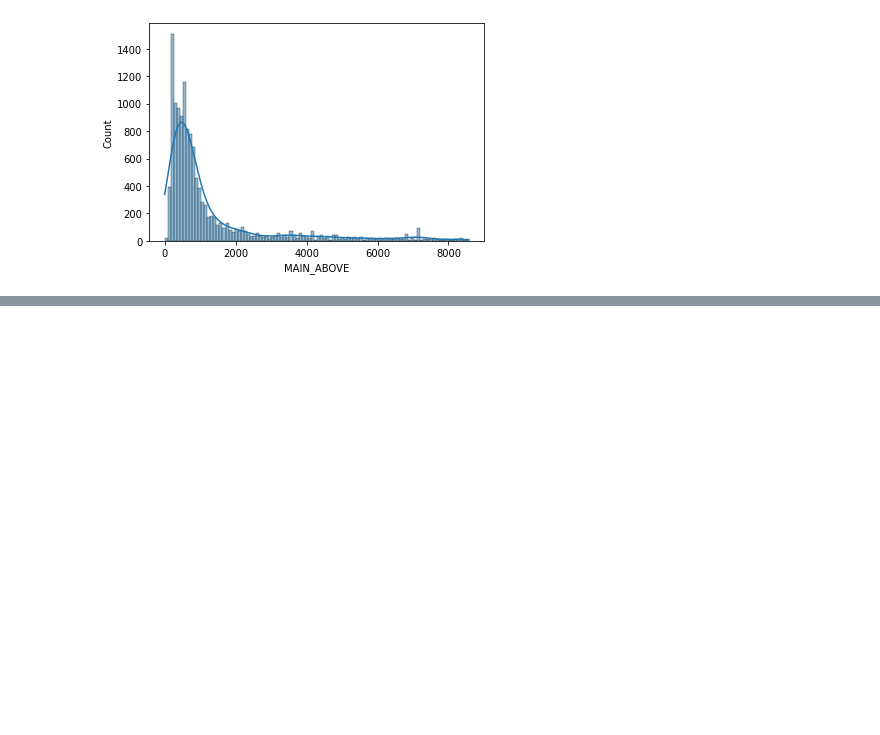
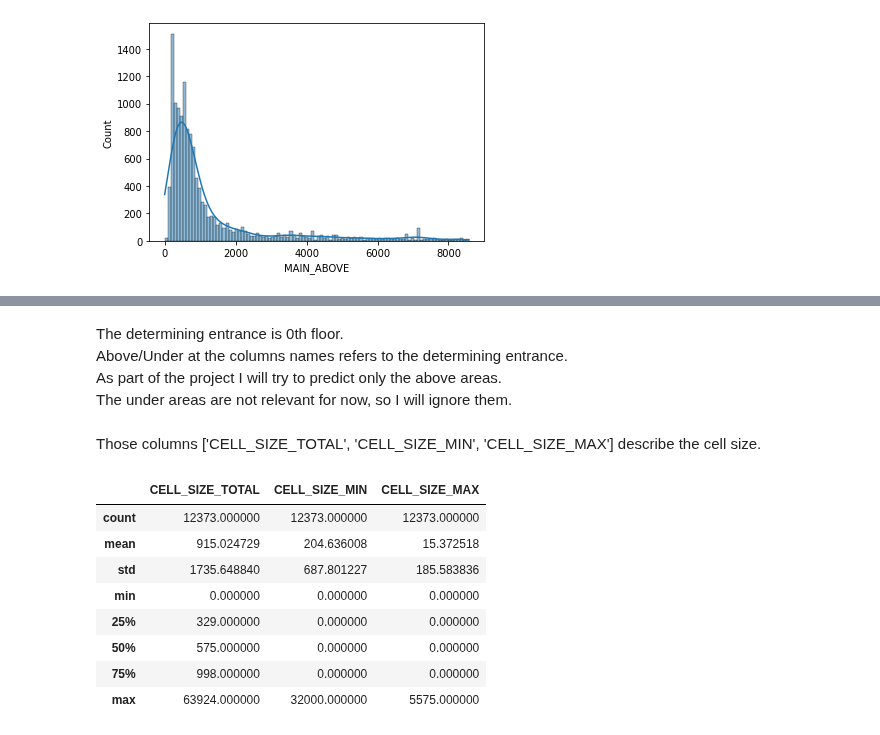
Before and after one commit to MosheMann5750/ML, a Jupyter notebook: FinalProject/ConstructionPlans.ipynb, the cells around one changed output, grey strips where cells are left out. Drawn from its saved outputs; the diff is of its cells as text; code cells hidden in the pictures; blank space fills up the shorter version.

```diff
--- a/FinalProject/ConstructionPlans.ipynb
+++ b/FinalProject/ConstructionPlans.ipynb
@@ -138,0 +177,20 @@ sns.histplot(data=filtered_data, x="MAIN_ABOVE", bins=100, kde=True)
+# %% [markdown]
+The determining entrance is 0th floor.
+<BR>
+Above/Under at the columns names refers to the determining entrance.<BR>
+As part of the project I will try to predict only the above areas.<BR> The under areas are not relevant for now, so I will ignore them.
+# %% [markdown]
+Those columns ['CELL_SIZE_TOTAL', 'CELL_SIZE_MIN',
+       'CELL_SIZE_MAX'] describe the cell size.
+# %%
+filtered_data[['CELL_SIZE_TOTAL', 'CELL_SIZE_MIN', 'CELL_SIZE_MAX']].describe()
+# %% [output]
+|  | CELL_SIZE_TOTAL | CELL_SIZE_MIN | CELL_SIZE_MAX |
+| count | 12373.000000 | 12373.000000 | 12373.000000 |
+| mean | 915.024729 | 204.636008 | 15.372518 |
+| std | 1735.648840 | 687.801227 | 185.583836 |
+| min | 0.000000 | 0.000000 | 0.000000 |
+| 25% | 329.000000 | 0.000000 | 0.000000 |
+| 50% | 575.000000 | 0.000000 | 0.000000 |
+| 75% | 998.000000 | 0.000000 | 0.000000 |
+| max | 63924.000000 | 32000.000000 | 5575.000000 |
```
Also changed, not shown: parts of 17 cells of this notebook.
